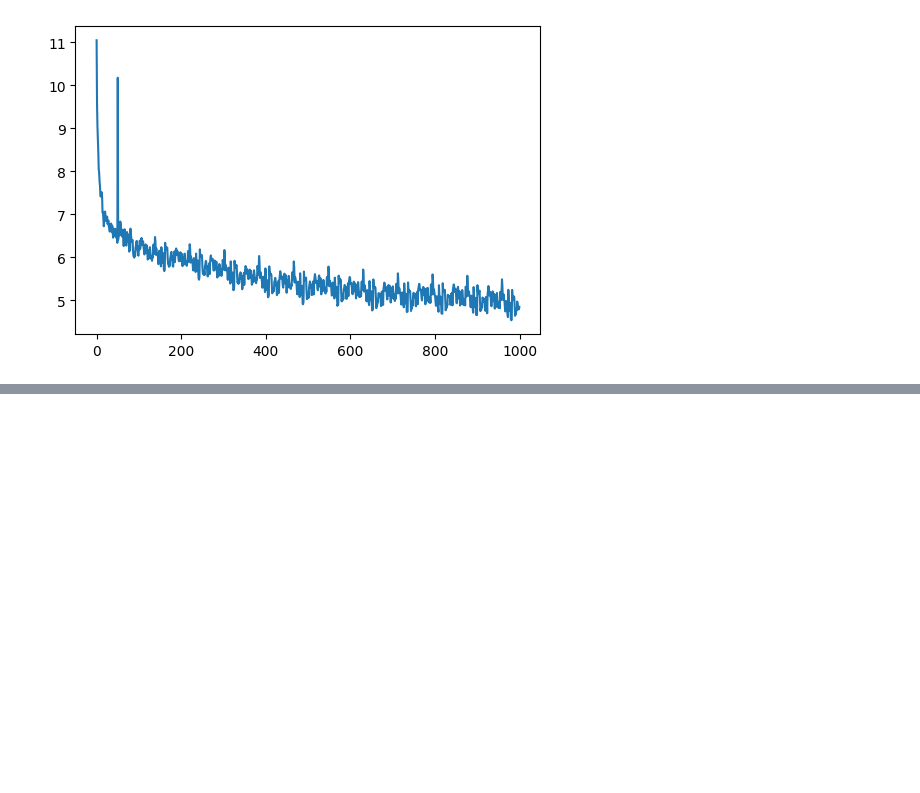
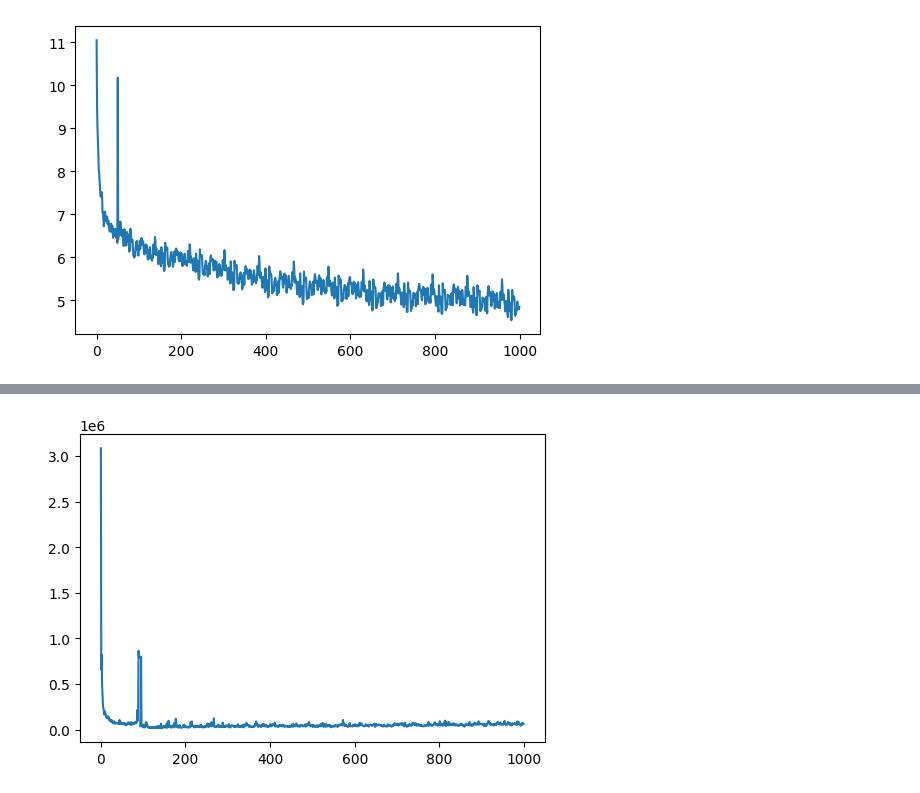
Before and after one commit to samitha278/gpt2-lite, a Jupyter notebook: optimize2_gpt2.ipynb, the cells around one changed output, grey strips where cells are left out. Saved outputs shown, nothing was run; the diff lists cells and outputs as text; code cells hidden in the pictures; blank space fills up the shorter version.

```diff
--- a/optimize2_gpt2.ipynb
+++ b/optimize2_gpt2.ipynb
@@ -360,0 +442,6 @@ plt.show()
+# %%
+plt.figure(figsize=(6,4))
+plt.plot(norms)
+plt.show()
+# %% [output]
+[figure, added]
```
Also changed, not shown: parts of 4 cells of this notebook.
